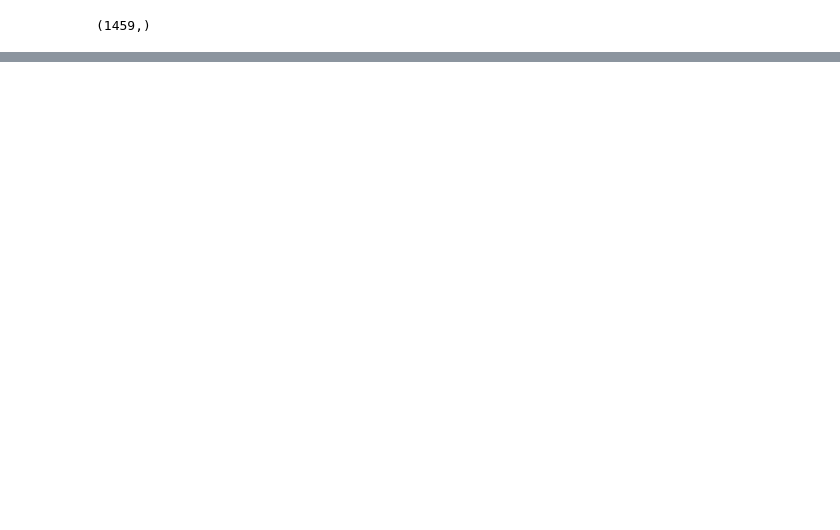
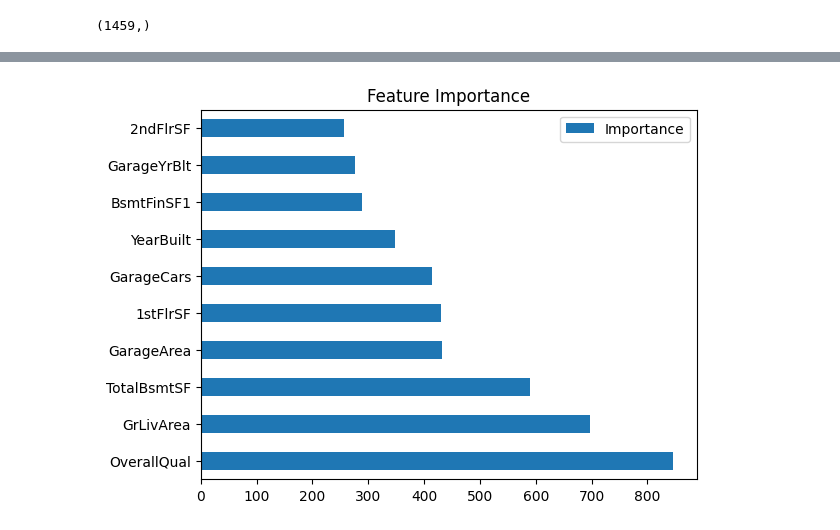
Before and after one commit to rsvagle/MachineLearning, a Jupyter notebook: HomePricesDataAnalysis/HomePricesNotebookV3.ipynb, the cells around one changed output, grey strips where cells are left out. Cells and saved outputs as stored; diff of their text form; code cells hidden in the pictures; blank space fills up the shorter version.

```diff
--- a/HomePricesDataAnalysis/HomePricesNotebookV3.ipynb
+++ b/HomePricesDataAnalysis/HomePricesNotebookV3.ipynb
@@ -525,3 +524,14 @@ print(prediction_df)
 # %%
 # To CSV
 prediction_df.to_csv('test_predictions.csv', index=False)
+# %%
+feature_imp = pd.DataFrame(data=rf_optimal.feature_importances_, index=rf_optimal.feature_names_in_)
+feature_imp.columns=['Importance']
+
+feature_imp['Importance'] = feature_imp['Importance']*10000
+feature_imp
+
+feature_imp.nlargest(10, 'Importance').plot(kind='barh', title='Feature Importance')
+plt.show()
+# %% [output]
+[figure, added]
```
Also changed, not shown: parts of 13 cells of this notebook, 2 other files.
